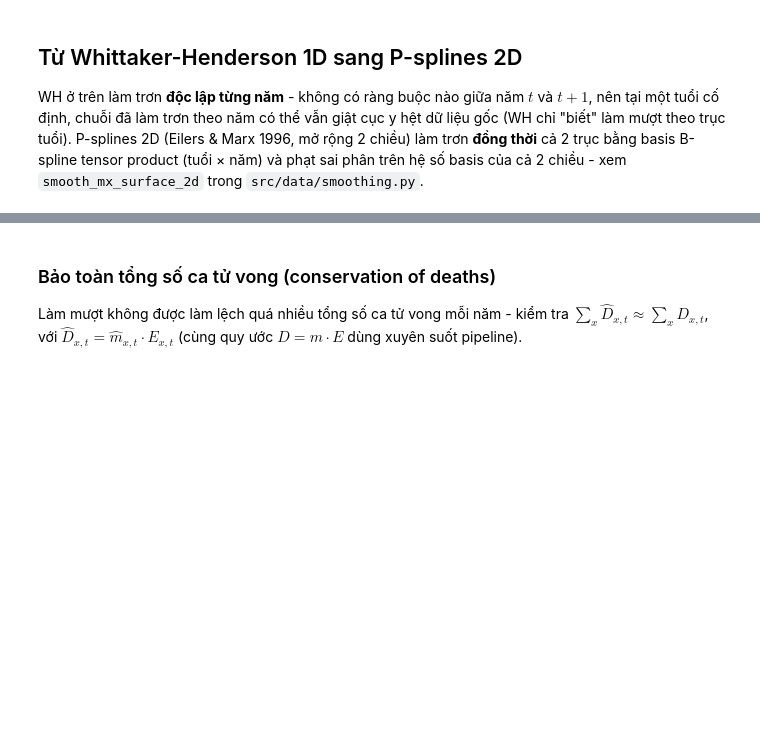
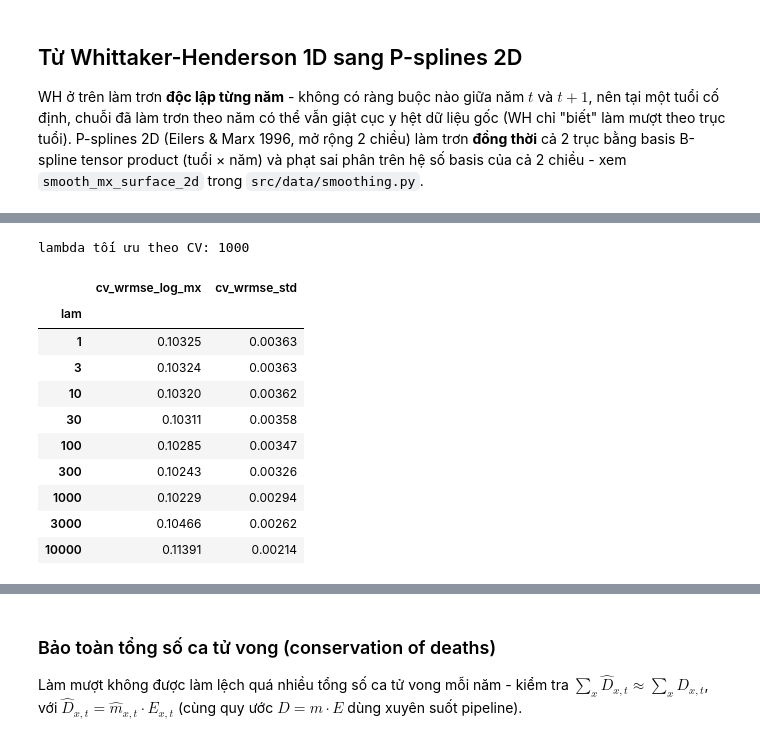
Before and after one commit to huunt2610/mortality_model, a Jupyter notebook: notebooks/03_smoothing_graduation.ipynb, the cells around one changed output, grey strips where cells are left out. Saved outputs shown, nothing was run; the diff lists cells and outputs as text; code cells hidden in the pictures; blank space fills up the shorter version.

```diff
--- a/notebooks/03_smoothing_graduation.ipynb
+++ b/notebooks/03_smoothing_graduation.ipynb
@@ -146,0 +161,22 @@ của cả 2 chiều - xem `smooth_mx_surface_2d` trong `src/data/smoothing.py`.
+# %%
+from src.data.smoothing import cv_select_lambda_2d
+
+lam_grid = [1, 3, 10, 30, 100, 300, 1000, 3000, 10000]
+cv_result = cv_select_lambda_2d(mx_total, ext_total, lam_grid=lam_grid,
+                                 k_folds=5, n_repeats=10, random_state=0)
+best_lam = cv_result["cv_wrmse_log_mx"].idxmin()
+print(f"lambda tối ưu theo CV: {best_lam}")
+cv_result.round(5)
+# %% [output]
+lambda tối ưu theo CV: 1000
+|  | cv_wrmse_log_mx | cv_wrmse_std |
+| lam |  |  |
+| 1 | 0.10325 | 0.00363 |
+| 3 | 0.10324 | 0.00363 |
+| 10 | 0.10320 | 0.00362 |
+| 30 | 0.10311 | 0.00358 |
+| 100 | 0.10285 | 0.00347 |
+| 300 | 0.10243 | 0.00326 |
+| 1000 | 0.10229 | 0.00294 |
+| 3000 | 0.10466 | 0.00262 |
+| 10000 | 0.11391 | 0.00214 |
```
Also changed, not shown: parts of 11 cells of this notebook, 51 other files.
